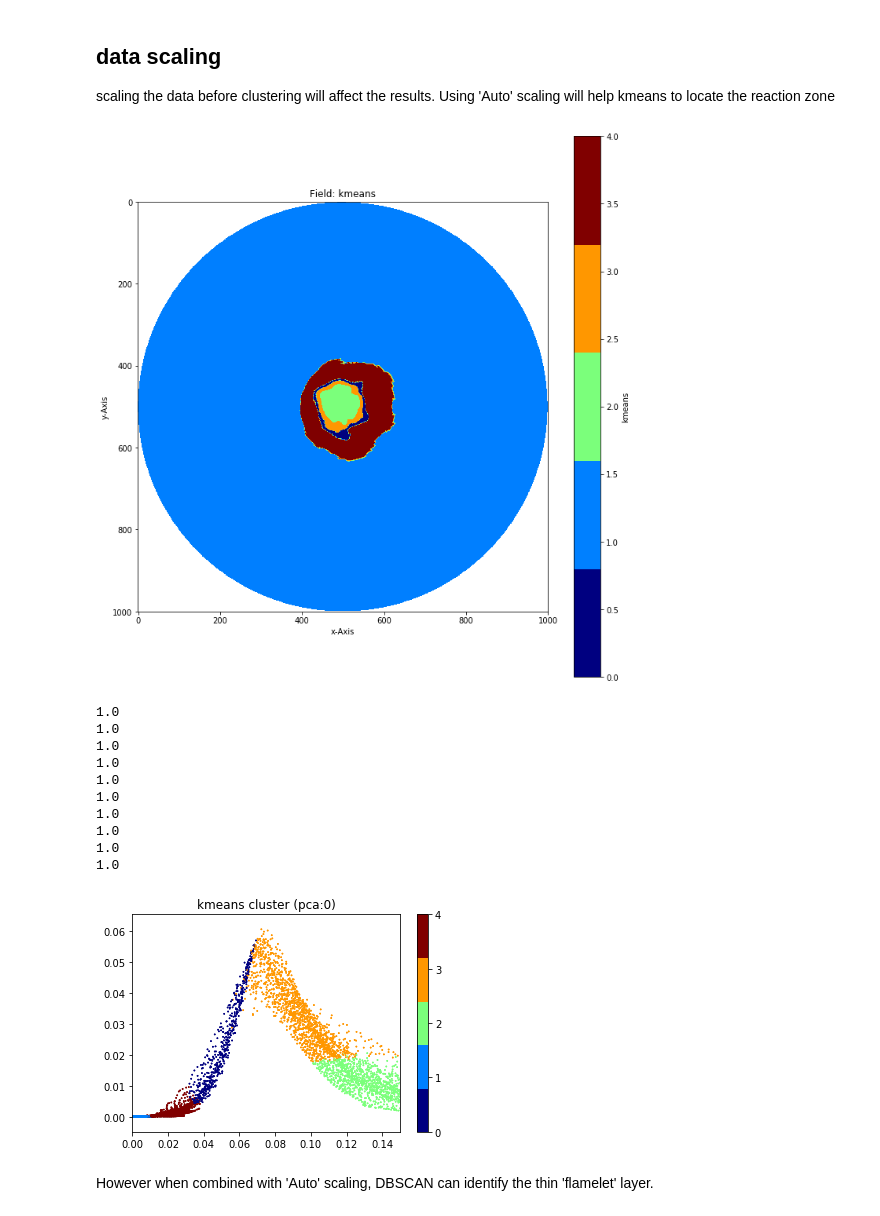
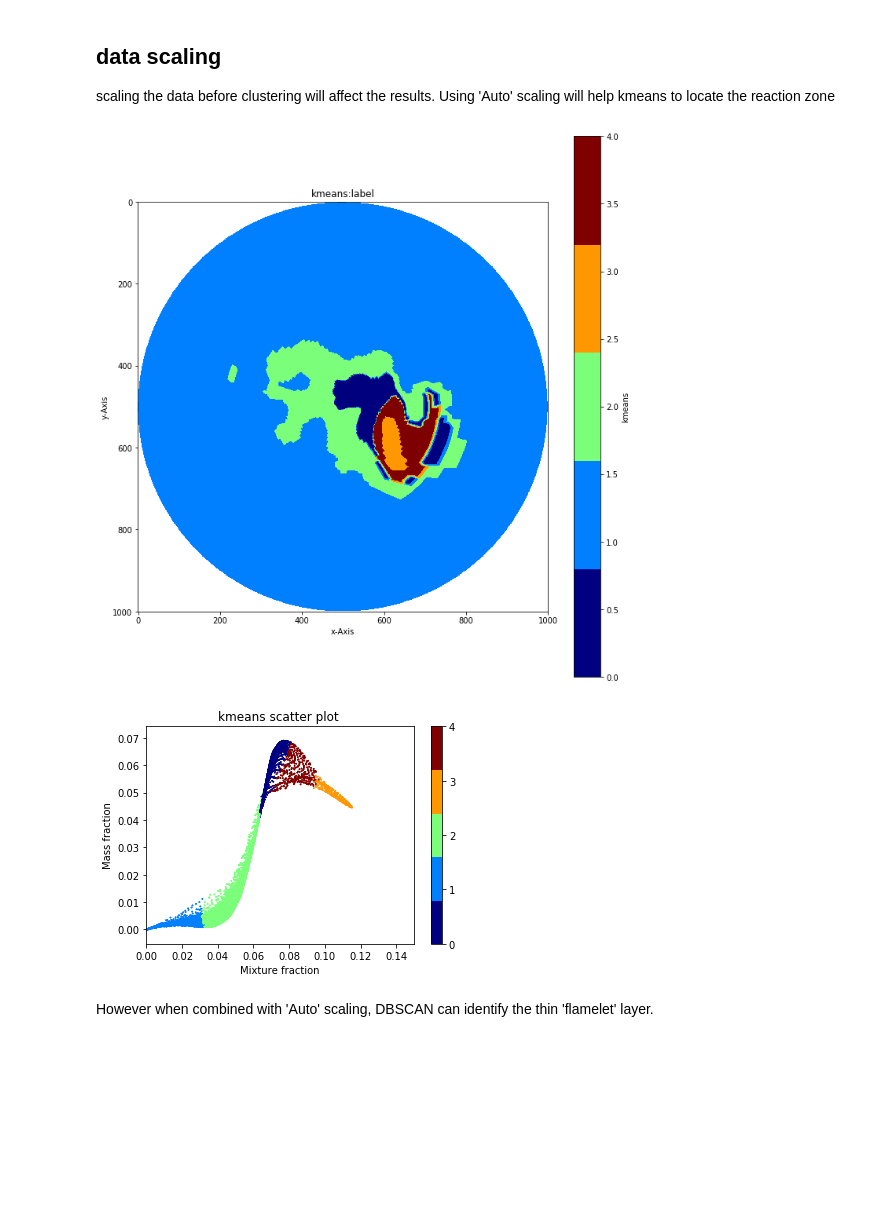
Before and after one commit to mhansinger/Clustering_combustion, a Jupyter notebook: combustionClustering.ipynb, the cells around one changed output. Saved outputs shown, nothing was run; the diff lists cells and outputs as text; code cells hidden in the pictures; blank space fills up the shorter version.

Commit message:
remove duplicated function to do: separate data processing from plotting

```diff
--- a/combustionClustering.ipynb
+++ b/combustionClustering.ipynb
@@ -41,6 +36,8 @@ plot_field(data_name,mesh,'CH4',df['T'],cmap)
 ## Kmeans and DBSCAN
 kmeans is the most common clustering algorithsms.K-means is widely employed to solve big-data problems because it’s simple to use, effective, and highly scalable. No wonder most commercial vendors use the K-means algorithm as a key component of their predictive analytics packages.
 # %%
-from bc import plot_kmeans, plot_DBSCAN
-data_name = 'plane_yz_100.csv'
+from bc import plot_cluster, plot_scatter
+from sklearn.cluster import KMeans,DBSCAN
+import hdbscan
+data_name = 'plane_yz_50.csv'
 df, mesh = read_data(data_name)
@@ -49,0 +54,3 @@ plot_kmeans(data_name, df,dsc, mesh,nc=3)
+# %%
+df['label']=dsc['label']
+plot_scatter(df, 'CO',method='kmeans')
@@ -55,0 +72,3 @@ plot_DBSCAN(data_name, df,dsc, mesh,EPS=0.005,MINS=400)
+# %%
+df['label']=dsc['label']
+plot_scatter(df, 'CO',method='dbscan')
@@ -61,20 +82,13 @@ scaling the data before clustering will affect the results. Using 'Auto' scaling
 # %%
 from data_clustering import data_scaling
 dsc = data_scaling(df,'Auto')
-plot_kmeans(data_name,df,dsc,mesh,nc=5)
+kmeans = KMeans(n_clusters=5, random_state=42)
+plot_cluster(data_name,mesh, dsc, kmeans,method='kmeans')
+df['label']=dsc['label']
+plot_scatter(df, 'CO',method='kmeans')
 kmeans_label=dsc['label'].copy()
 # %% [output]
-[figure, old version]
+[figure, new version]
-1.0
-1.0
-1.0
-1.0
-1.0
-1.0
-1.0
-1.0
-1.0
-1.0
-[figure, old version]
+[figure, new version]
 # %% [markdown]
 However when combined with 'Auto' scaling, DBSCAN can identify the thin 'flamelet' layer.
```
Also changed, not shown: parts of 13 cells of this notebook, 2 other files.
